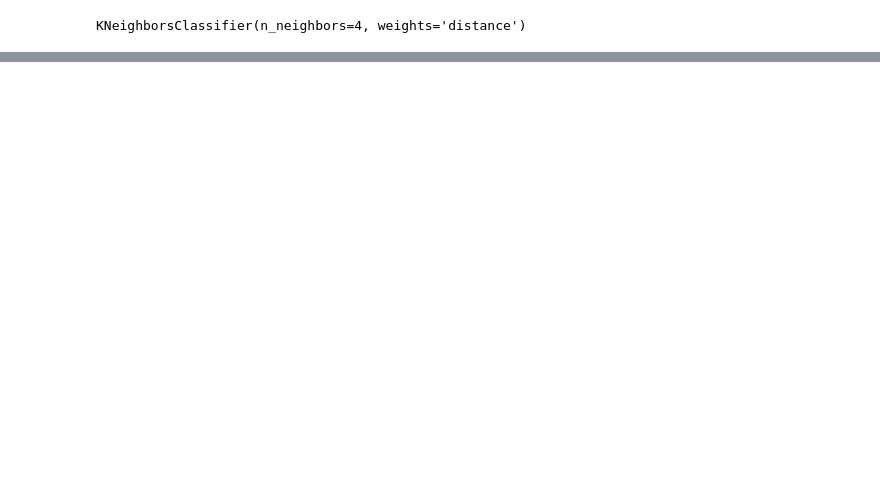
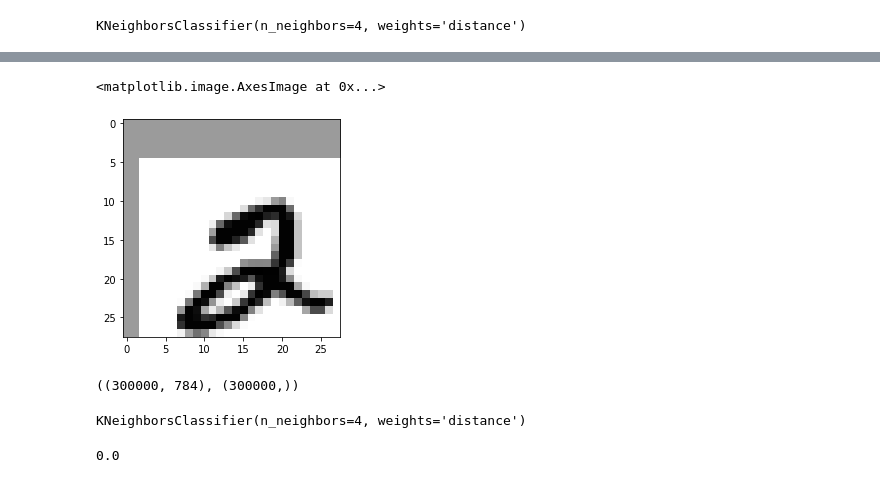
Before and after one commit to naelxd/handsonml-solutions, a Jupyter notebook: 02-mnist_classification/mnist.ipynb, the cells around one changed output, grey strips where cells are left out. Cells and saved outputs as stored; diff of their text form; code cells hidden in the pictures; blank space fills up the shorter version.

```diff
--- a/02-mnist_classification/mnist.ipynb
+++ b/02-mnist_classification/mnist.ipynb
@@ -120,0 +146,8 @@ y_train_pred = cross_val_predict(knf_clf, X_train, y_train, cv=3, method='predic
+# %%
+test_func_img_shifted = shift_image(test_func_img, 5, 2)
+test_func_img_shifted_res = test_func_img_shifted.reshape(28, 28)
+
+plt.imshow(test_func_img_shifted_res, cmap='binary')
+# %% [output]
+<matplotlib.image.AxesImage at 0x...>
+[figure, added]
@@ -120,0 +165,9 @@ y_train_pred = cross_val_predict(knf_clf, X_train, y_train, cv=3, method='predic
+# %%
+big_X_train.shape, big_y_train.shape
+# %% [output]
+((300000, 784), (300000,))
+# %%
+knf_clf = KNeighborsClassifier(n_neighbors=4, weights='distance')
+knf_clf.fit(big_X_train, big_y_train)
+# %% [output]
+KNeighborsClassifier(n_neighbors=4, weights='distance')
@@ -120,0 +176,4 @@ y_train_pred = cross_val_predict(knf_clf, X_train, y_train, cv=3, method='predic
+# %%
+accuracy_score(y_test, y_pred_big)
+# %% [output]
+0.0
```
Also changed, not shown: parts of 14 cells of this notebook.
